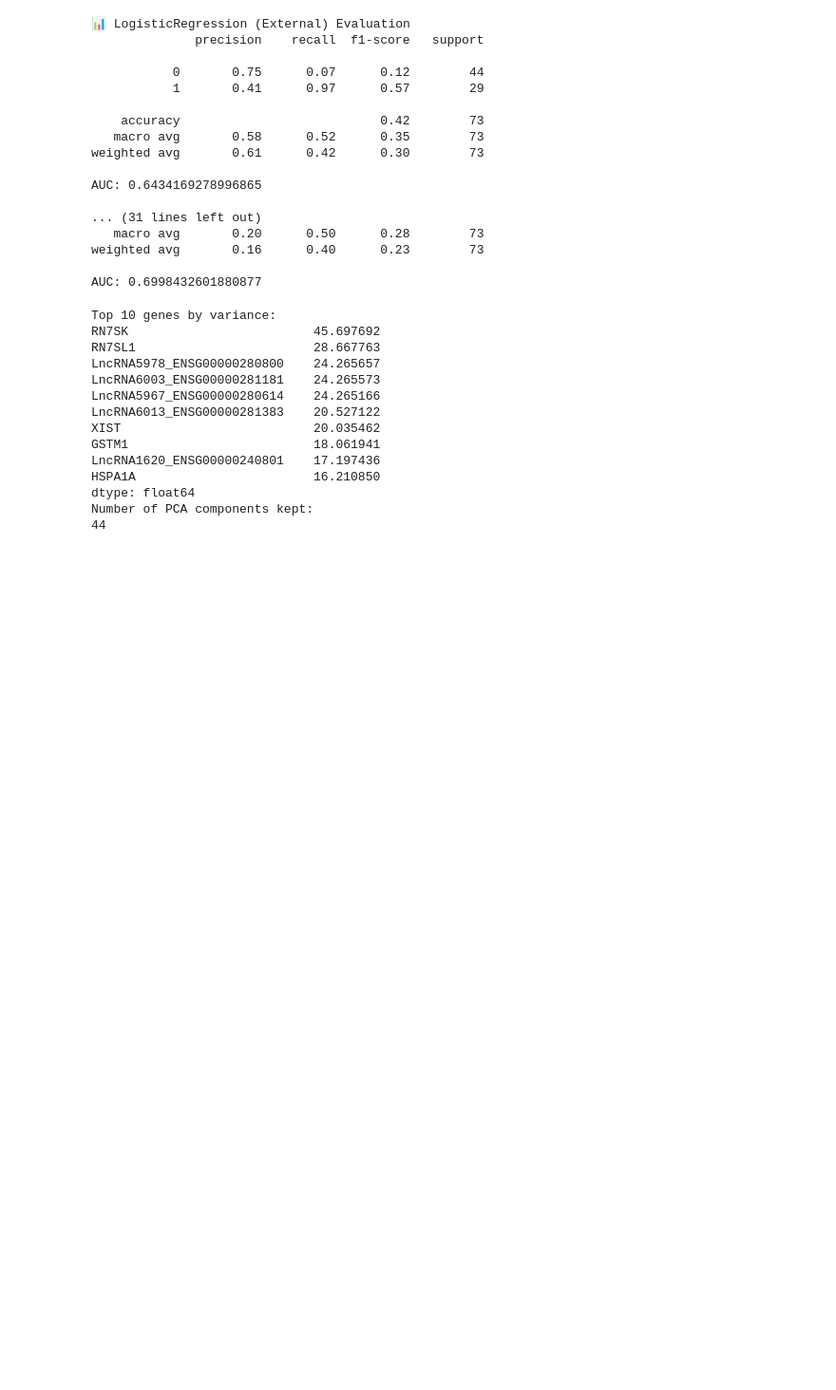
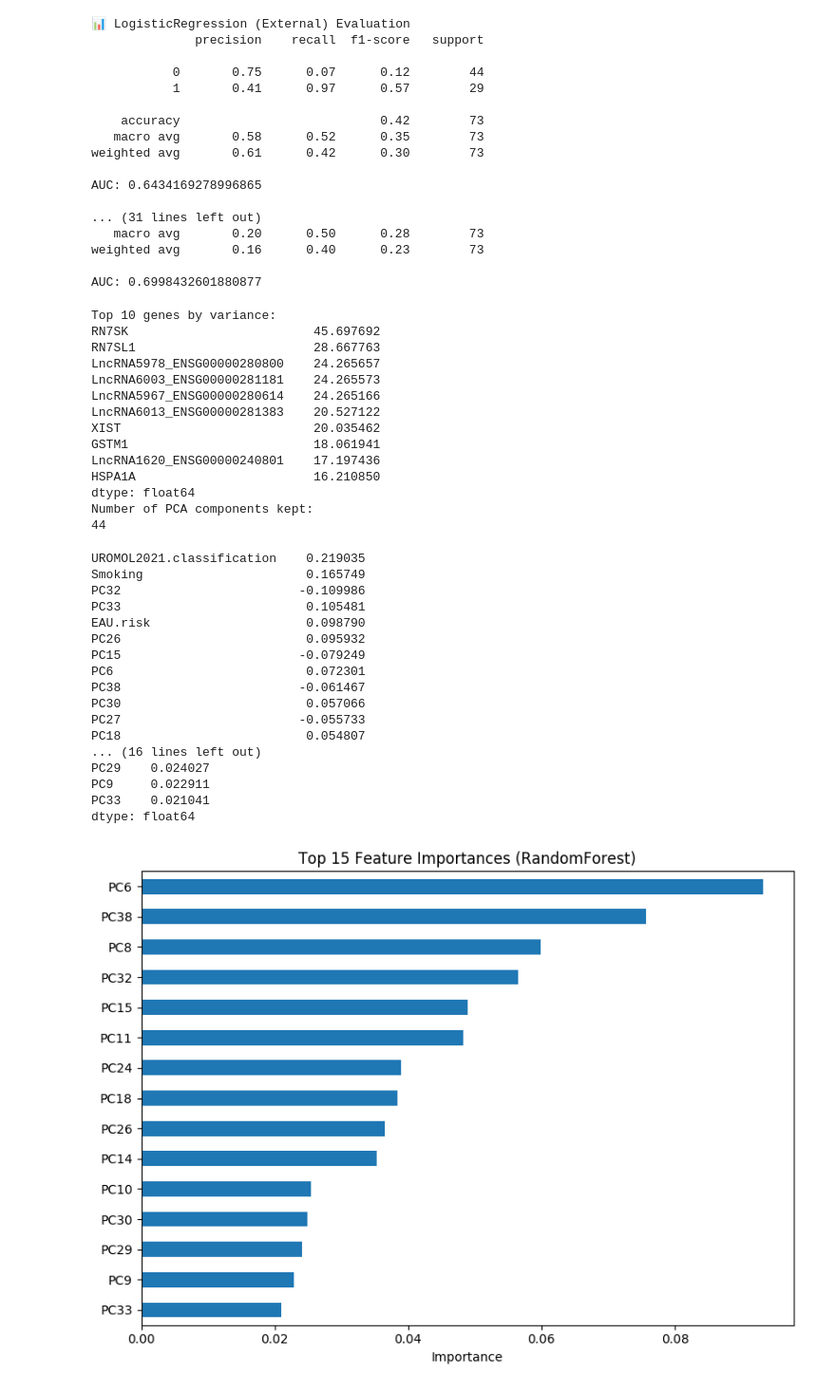
Before and after one commit to Hasti-Jalali/BIOF_520_Assignment4, a Jupyter notebook: main.ipynb, the cells around one changed output. Shown at 95% size. Saved outputs shown, nothing was run; the diff lists cells and outputs as text; code cells hidden in the pictures; blank space fills up the shorter version.

Commit message:
metric plots

```diff
--- a/main.ipynb
+++ b/main.ipynb
@@ -226,3 +227,39 @@ HSPA1A                        16.210850
 dtype: float64
 Number of PCA components kept:
 44
+# %%
+for name, model in models.items():
+    if name == 'LogisticRegression':
+        lr_coef = pd.Series(model.coef_[0], index=X_train.columns)
+        print(lr_coef.sort_values(key=abs, ascending=False).head(15))
+
+    if name == 'RandomForest':
+        importances = pd.Series(model.feature_importances_, index=X_train.columns)
+        top_features = importances.sort_values(ascending=False).head(15)
+        print(top_features)
+
+
+        top_features.plot(kind='barh', figsize=(8, 6), title="Top 15 Feature Importances (RandomForest)")
+        plt.gca().invert_yaxis()
+        plt.xlabel("Importance")
+        plt.tight_layout()
+        plt.show()
+# %% [output]
+UROMOL2021.classification    0.219035
+Smoking                      0.165749
+PC32                        -0.109986
+PC33                         0.105481
+EAU.risk                     0.098790
+PC26                         0.095932
+PC15                        -0.079249
+PC6                          0.072301
+PC38                        -0.061467
+PC30                         0.057066
+PC27                        -0.055733
+PC18                         0.054807
+... (16 lines left out)
+PC29    0.024027
+PC9     0.022911
+PC33    0.021041
+dtype: float64
+[figure, added]
```
Also changed, not shown: parts of 8 cells of this notebook.
